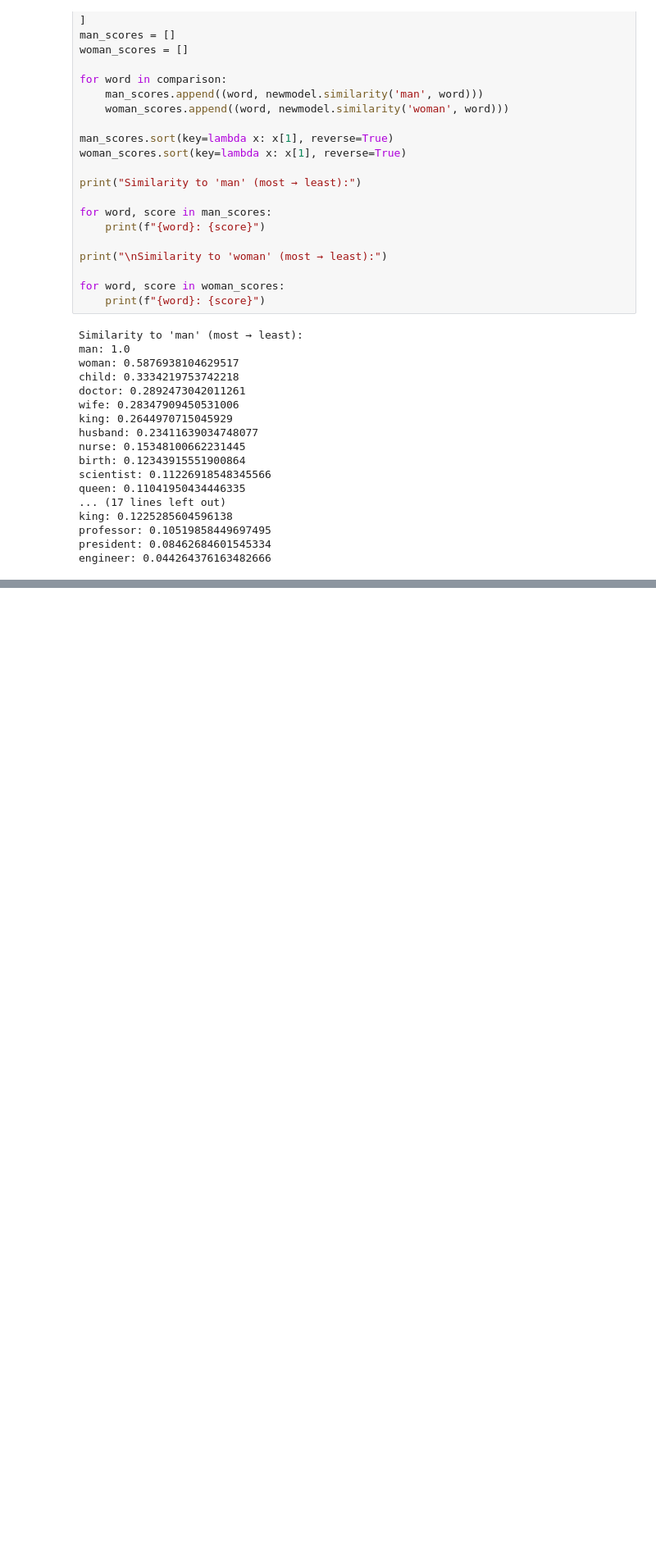
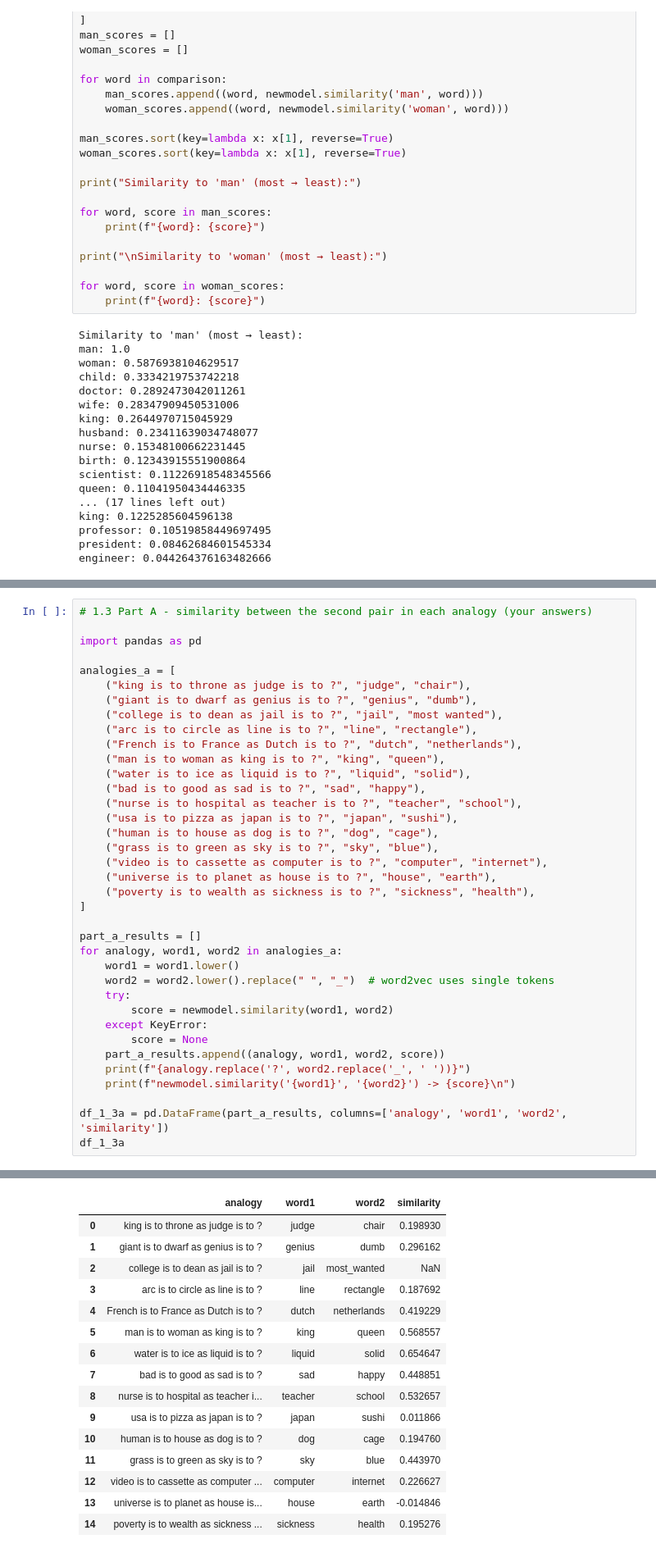
Before and after one commit to lukeckk/CS6603_2026_Summer, a Jupyter notebook: Project_AI_ML_Part_2/notebook_part2.ipynb, the cells around one changed output, grey strips where cells are left out. Shown at 82% size. Cells and saved outputs as stored; diff of their text form; blank space fills up the shorter version.

```diff
--- a/Project_AI_ML_Part_2/notebook_part2.ipynb
+++ b/Project_AI_ML_Part_2/notebook_part2.ipynb
@@ -64,0 +194,38 @@ engineer: 0.044264376163482666
+# %%
+# 1.3 Part A - similarity between the second pair in each analogy (your answers)
+
+import pandas as pd
+
+analogies_a = [
+    ("king is to throne as judge is to ?", "judge", "chair"),
+    ("giant is to dwarf as genius is to ?", "genius", "dumb"),
+    ("college is to dean as jail is to ?", "jail", "most wanted"),
+    ("arc is to circle as line is to ?", "line", "rectangle"),
+    ("French is to France as Dutch is to ?", "dutch", "netherlands"),
+    ("man is to woman as king is to ?", "king", "queen"),
+    ("water is to ice as liquid is to ?", "liquid", "solid"),
+    ("bad is to good as sad is to ?", "sad", "happy"),
+    ("nurse is to hospital as teacher is to ?", "teacher", "school"),
+    ("usa is to pizza as japan is to ?", "japan", "sushi"),
+    ("human is to house as dog is to ?", "dog", "cage"),
+    ("grass is to green as sky is to ?", "sky", "blue"),
+    ("video is to cassette as computer is to ?", "computer", "internet"),
+    ("universe is to planet as house is to ?", "house", "earth"),
+    ("poverty is to wealth as sickness is to ?", "sickness", "health"),
+]
+
+part_a_results = []
+for analogy, word1, word2 in analogies_a:
+    word1 = word1.lower()
+    word2 = word2.lower().replace(" ", "_")  # word2vec uses single tokens
+    try:
+        score = newmodel.similarity(word1, word2)
+    except KeyError:
+        score = None
+    part_a_results.append((analogy, word1, word2, score))
+    print(f"{analogy.replace('?', word2.replace('_', ' '))}")
+    print(f"newmodel.similarity('{word1}', '{word2}') -> {score}\n")
+
+df_1_3a = pd.DataFrame(part_a_results, columns=['analogy', 'word1', 'word2', 'similarity'])
+df_1_3a
+# %% [output]
@@ -64,0 +249,16 @@ engineer: 0.044264376163482666
+|  | analogy | word1 | word2 | similarity |
+| 0 | king is to throne as judge is to ? | judge | chair | 0.198930 |
+| 1 | giant is to dwarf as genius is to ? | genius | dumb | 0.296162 |
+| 2 | college is to dean as jail is to ? | jail | most_wanted | NaN |
+| 3 | arc is to circle as line is to ? | line | rectangle | 0.187692 |
+| 4 | French is to France as Dutch is to ? | dutch | netherlands | 0.419229 |
+| 5 | man is to woman as king is to ? | king | queen | 0.568557 |
+| 6 | water is to ice as liquid is to ? | liquid | solid | 0.654647 |
+| 7 | bad is to good as sad is to ? | sad | happy | 0.448851 |
+| 8 | nurse is to hospital as teacher i... | teacher | school | 0.532657 |
+| 9 | usa is to pizza as japan is to ? | japan | sushi | 0.011866 |
+| 10 | human is to house as dog is to ? | dog | cage | 0.194760 |
+| 11 | grass is to green as sky is to ? | sky | blue | 0.443970 |
+| 12 | video is to cassette as computer ... | computer | internet | 0.226627 |
+| 13 | universe is to planet as house is... | house | earth | -0.014846 |
+| 14 | poverty is to wealth as sickness ... | sickness | health | 0.195276 |
```
Also changed, not shown: parts of 9 cells of this notebook.
